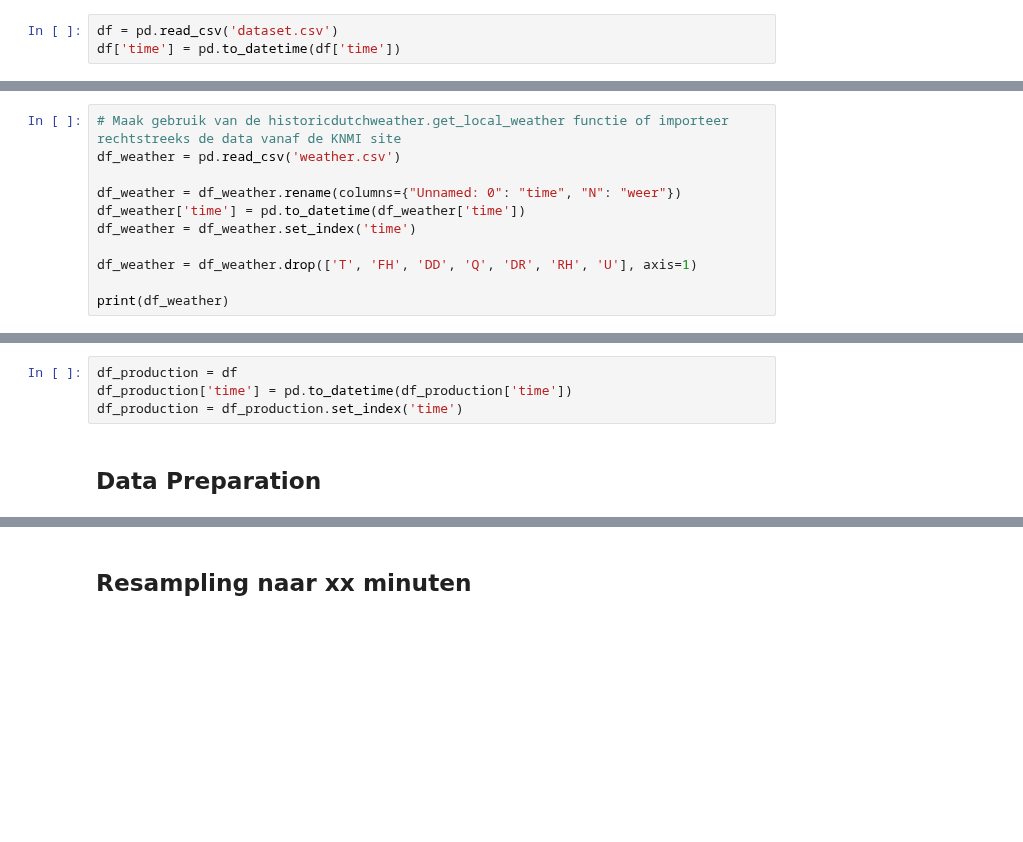
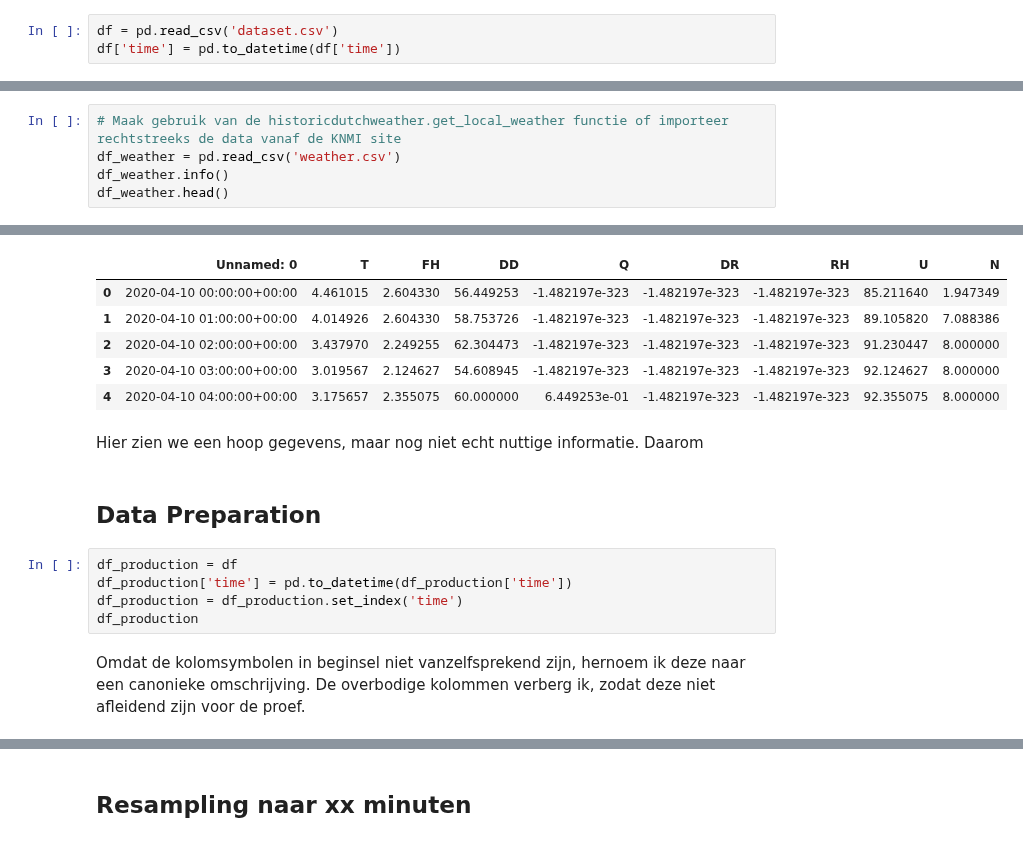
Before and after one commit to usadson/machine-learning, a Jupyter notebook: Thema 1/Huiswerk/huiswerkopgave optimalisatie/Studentenversie Tristan Gerritsen.ipynb, the cells around one changed output, grey strips where cells are left out. Cells and saved outputs as stored; diff of their text form; blank space fills up the shorter version.

```diff
--- a/Thema 1/Huiswerk/huiswerkopgave optimalisatie/Studentenversie Tristan Gerritsen.ipynb
+++ b/Thema 1/Huiswerk/huiswerkopgave optimalisatie/Studentenversie Tristan Gerritsen.ipynb
@@ -49,12 +101,6 @@ memory usage: 19.3 MB
 # %%
 # Maak gebruik van de historicdutchweather.get_local_weather functie of importeer rechtstreeks de data vanaf de KNMI site
 df_weather = pd.read_csv('weather.csv')
-
-df_weather = df_weather.rename(columns={"Unnamed: 0": "time", "N": "weer"})
-df_weather['time'] = pd.to_datetime(df_weather['time'])
-df_weather = df_weather.set_index('time')
-
-df_weather = df_weather.drop(['T', 'FH', 'DD', 'Q', 'DR', 'RH', 'U'], axis=1)
-
-print(df_weather)
+df_weather.info()
+df_weather.head()
 # %% [output]
@@ -76,6 +123,17 @@ time
+|  | Unnamed: 0 | T | FH | DD | Q | DR | RH | U | N |
+| 0 | 2020-04-10 00:00:00+00:00 | 4.461015 | 2.604330 | 56.449253 | -1.482197e-323 | -1.482197e-323 | -1.482197e-323 | 85.211640 | 1.947349 |
+| 1 | 2020-04-10 01:00:00+00:00 | 4.014926 | 2.604330 | 58.753726 | -1.482197e-323 | -1.482197e-323 | -1.482197e-323 | 89.105820 | 7.088386 |
+| 2 | 2020-04-10 02:00:00+00:00 | 3.437970 | 2.249255 | 62.304473 | -1.482197e-323 | -1.482197e-323 | -1.482197e-323 | 91.230447 | 8.000000 |
+| 3 | 2020-04-10 03:00:00+00:00 | 3.019567 | 2.124627 | 54.608945 | -1.482197e-323 | -1.482197e-323 | -1.482197e-323 | 92.124627 | 8.000000 |
+| 4 | 2020-04-10 04:00:00+00:00 | 3.175657 | 2.355075 | 60.000000 | 6.449253e-01 | -1.482197e-323 | -1.482197e-323 | 92.355075 | 8.000000 |
-# %%
-df_production = df
-df_production['time'] = pd.to_datetime(df_production['time'])
-df_production = df_production.set_index('time')
+# %% [markdown]
+Hier zien we een hoop gegevens, maar nog niet echt nuttige informatie. Daarom
 # %% [markdown]
 ## Data Preparation
+# %%
+df_production = df
+df_production['time'] = pd.to_datetime(df_production['time'])
+df_production = df_production.set_index('time')
+df_production
+# %% [markdown]
+Omdat de kolomsymbolen in beginsel niet vanzelfsprekend zijn, hernoem ik deze naar een canonieke omschrijving. De overbodige kolommen verberg ik, zodat deze niet afleidend zijn voor de proef.
```
Also changed, not shown: parts of 19 cells of this notebook.
